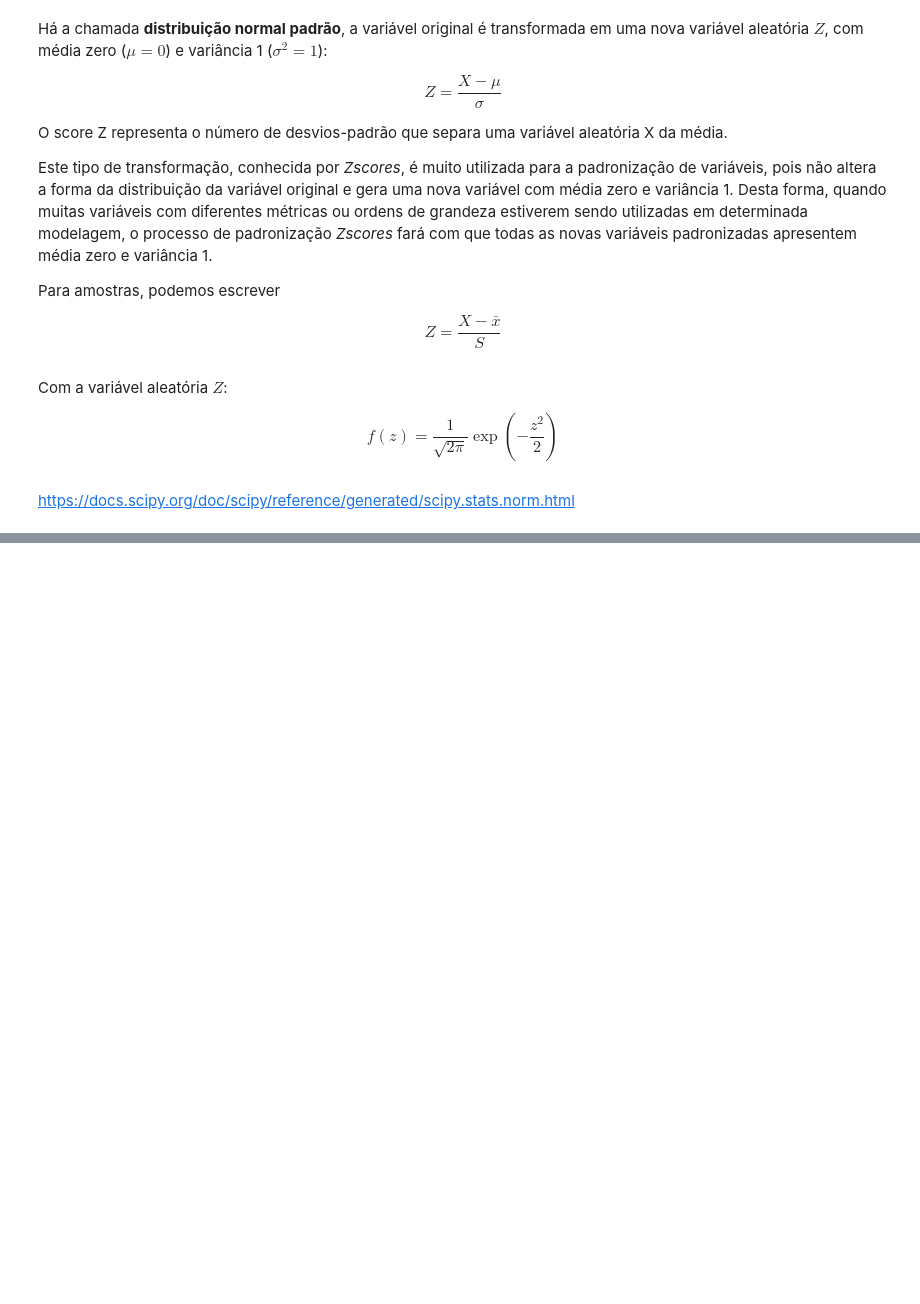
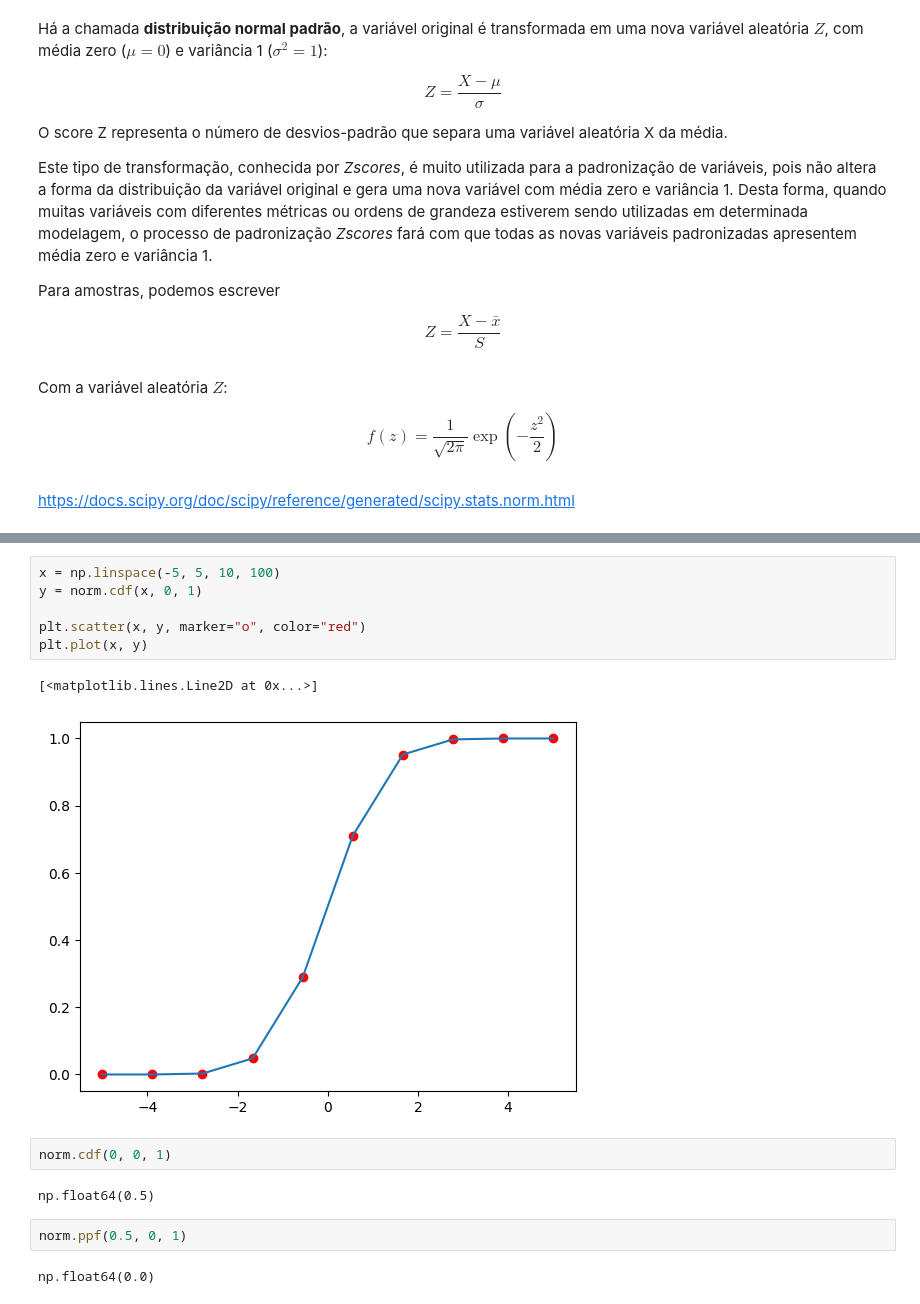
Before and after one commit to PauloViniciusR/Estatistica_dados, a Jupyter notebook: Estatistica_Probabilistica/07_distribuicoes_variaveis_continuas_normal_inicio.ipynb, the cells around one changed output, grey strips where cells are left out. Drawn from its saved outputs; the diff is of its cells as text; blank space fills up the shorter version.

```diff
--- a/Estatistica_Probabilistica/07_distribuicoes_variaveis_continuas_normal_inicio.ipynb
+++ b/Estatistica_Probabilistica/07_distribuicoes_variaveis_continuas_normal_inicio.ipynb
@@ -37,2 +77,19 @@ https://docs.scipy.org/doc/scipy/reference/generated/scipy.stats.norm.html
+# %%
+x = np.linspace(-5, 5, 10, 100)
+y = norm.cdf(x, 0, 1)
+
+plt.scatter(x, y, marker="o", color="red")
+plt.plot(x, y)
+# %% [output]
+[<matplotlib.lines.Line2D at 0x...>]
+[figure, added]
+# %%
+norm.cdf(0, 0, 1)
+# %% [output]
+np.float64(0.5)
+# %%
+norm.ppf(0.5, 0, 1)
+# %% [output]
+np.float64(0.0)
 # %% [markdown]
 ![norm.png](attachment:20f7828b-f42c-4c49-add4-78cd5c322c24.png)
```
Also changed, not shown: parts of 3 cells of this notebook.
